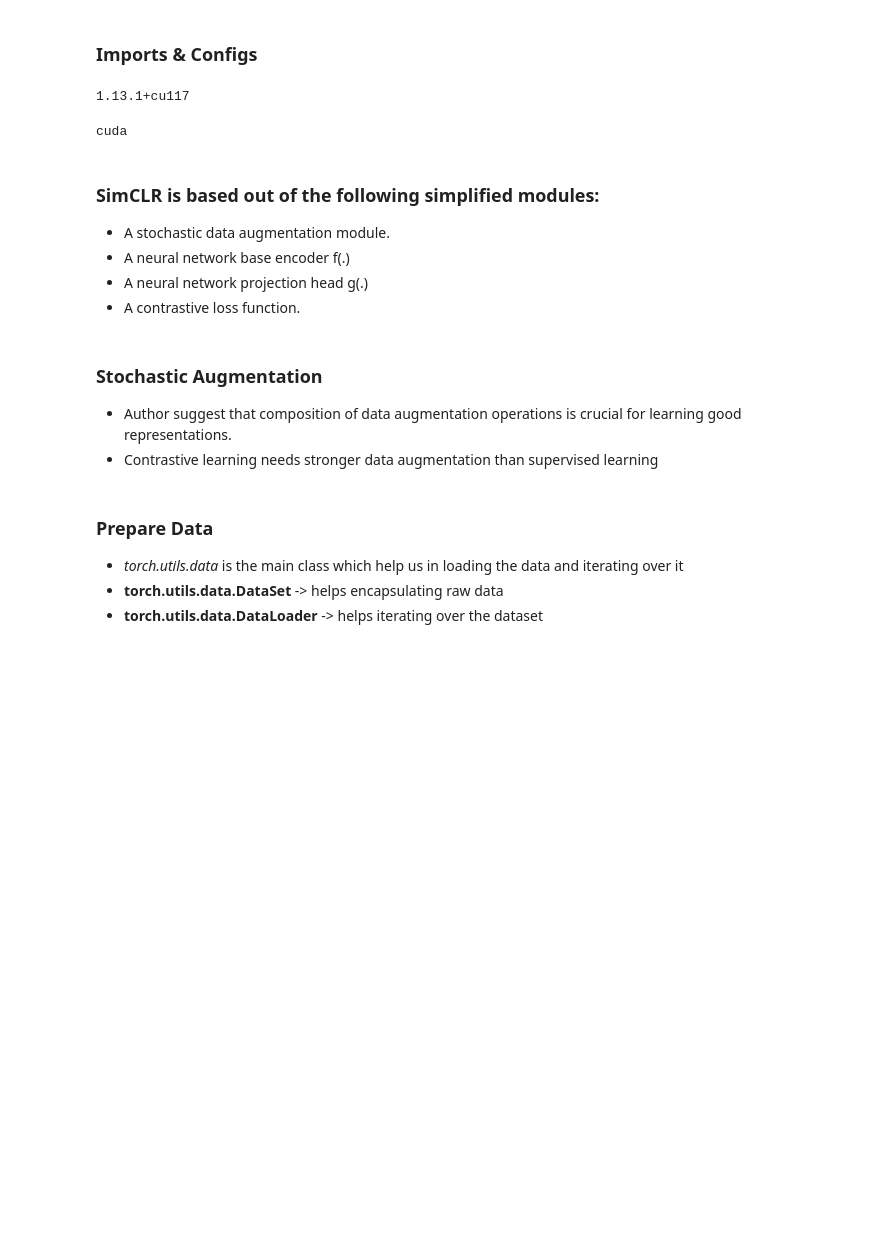
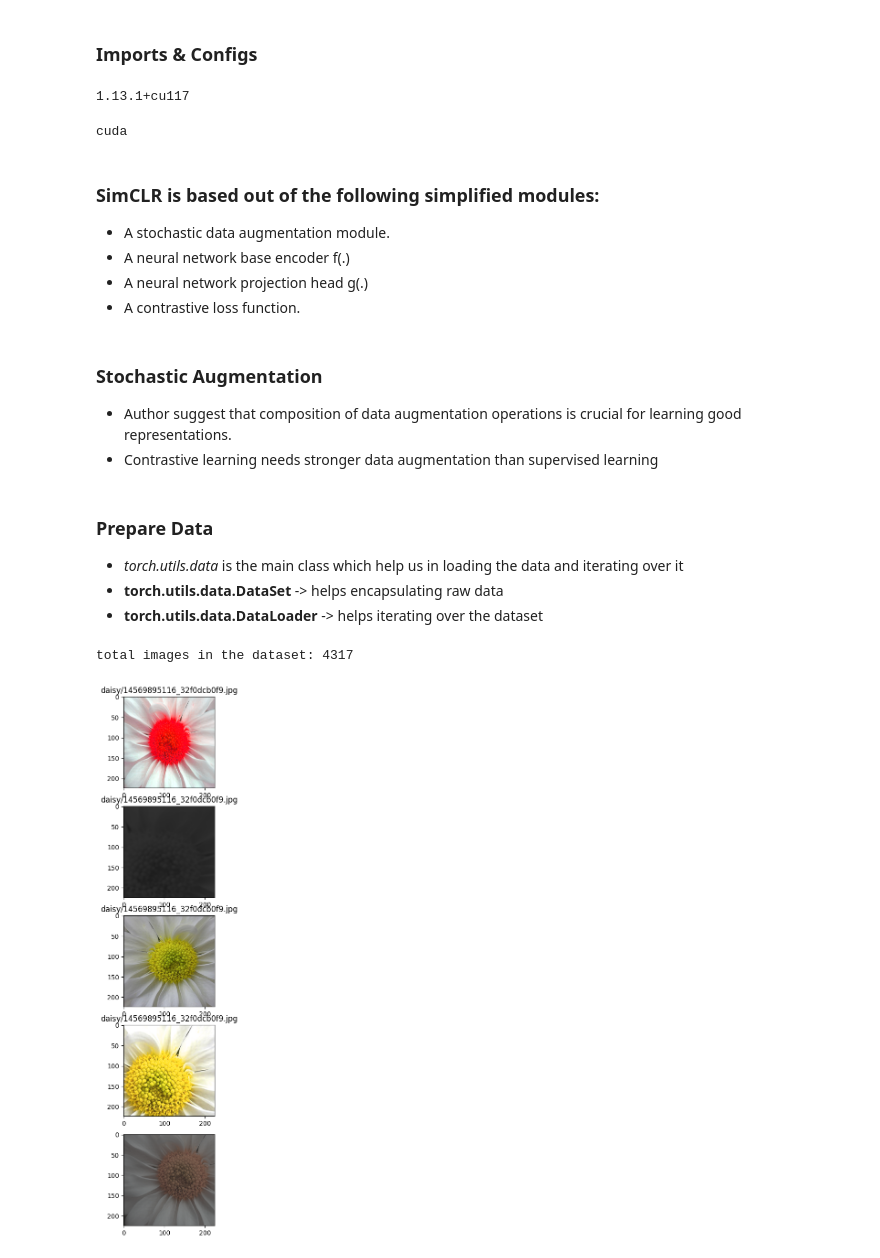
Before and after one commit to agasheaditya/simclr-implementation-pytorch, a Jupyter notebook: notebooks/exploration.ipynb, the cells around one changed output. Drawn from its saved outputs; the diff is of its cells as text; code cells hidden in the pictures; blank space fills up the shorter version.

Commit message:
Added data transformation and visualization

```diff
--- a/notebooks/exploration.ipynb
+++ b/notebooks/exploration.ipynb
@@ -87,3 +87,52 @@ class ContrastiveLearningViewGenerator(object):
 * _torch.utils.data_ is the main class which help us in loading the data and iterating over it
 * **torch.utils.data.DataSet** -> helps encapsulating raw data
 * **torch.utils.data.DataLoader** -> helps iterating over the dataset
+# %%
+class BuildCustomData(Dataset):
+    def __init__(self, list_images, transform=None):
+        self.list_images = list_images
+        self.transform = transform
+
+    def __len__(self):
+        return len(self.list_images)
+
+    def __getitem__(self, idx):
+        if torch.is_tensor(idx):
+            idx = idx.tolist()
+
+        image_name = self.list_images[idx]
+        image = io.imread(image_name)
+        if self.transform:
+            image = self.transform(image)
+
+        return image
+# %%
+# the size of images
+output_shape = [224, 224] # as we use standard Inception-style random cropping we will use 224 x 224 image to transform and random crop
+kernel_size = [21,21] # We blur the image 50% of the time using a Gaussian kernel. The kernel size is set to be 10% of the image height/width.
+
+# custom transformation of images (calling method above)
+
+base_transform = complete_image_transform(output_shape=output_shape, kernel_size=kernel_size, s=1.0)
+
+custom_transform = ContrastiveLearningViewGenerator(base_transform=base_transform)
+list_images = glob.glob("../data/flowers/*/*.jpg")
+flowers_dataset = BuildCustomData(list_images= list_images, transform=custom_transform)
+# %%
+print("total images in the dataset:",len(flowers_dataset))
+# %% [output]
+total images in the dataset: 4317
+# %%
+plt.figure(figsize=(25, 15))
+def visualize_image(flowers, index):
+    for i in range(1,6):
+        images = flowers[index]
+        v1, v2 = images
+        plt.title("/".join(list_images[100].split("\\")[-2:]))
+        plt.imshow(v1.permute(1,2,0))
+        plt.subplot(5,2,2*i)
+        plt.imshow(v2.permute(1,2,0))
+
+visualize_image(flowers_dataset, 0)
+# %% [output]
+[figure, added]
```
Also changed, not shown: parts of 1 cell of this notebook.
